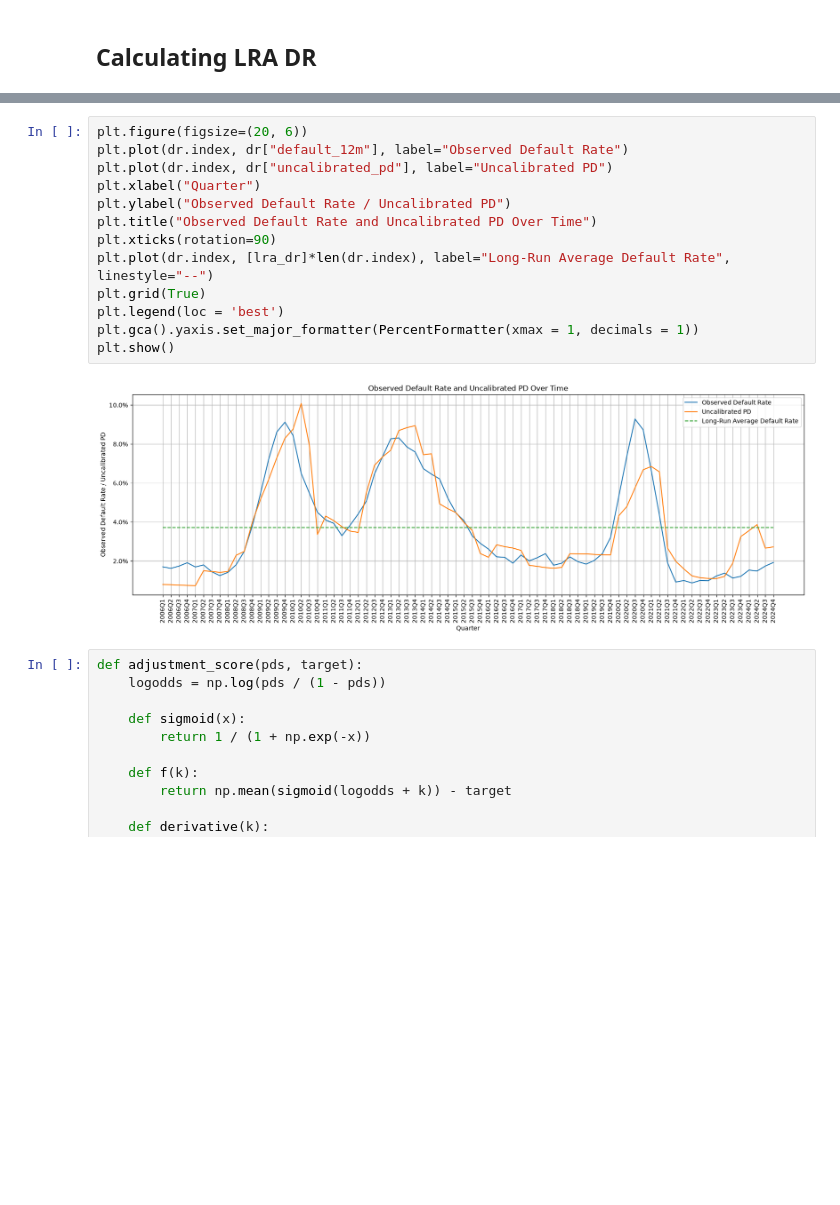
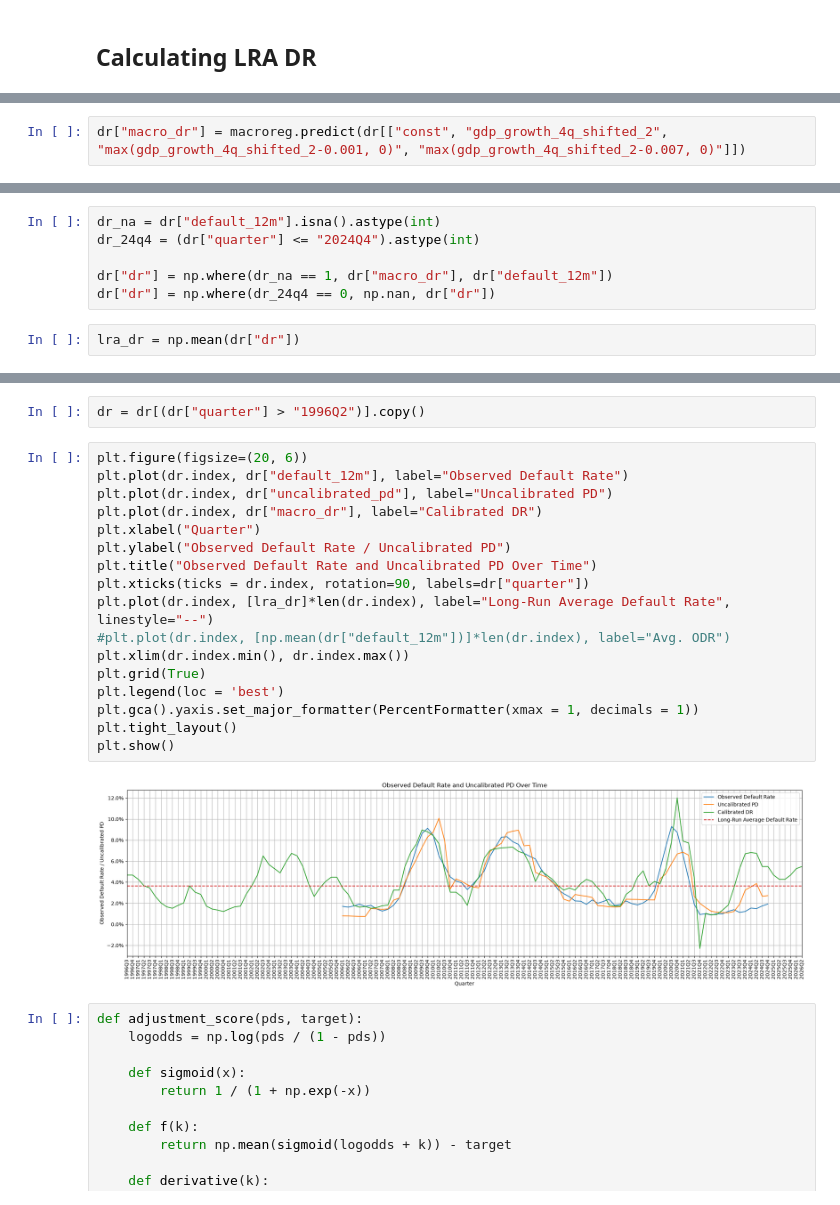
Before and after one commit to Christoffer11/PD-modelling, a Jupyter notebook: Calibration.ipynb, the cells around one changed output, grey strips where cells are left out. Saved outputs shown, nothing was run; the diff lists cells and outputs as text; blank space fills up the shorter version.

Commit message:
LRA Default Rate Calculation

```diff
--- a/Calibration.ipynb
+++ b/Calibration.ipynb
@@ -57,0 +246,2 @@ dr = cali_data_woe.groupby("quarter")[["default_12m", "uncalibrated_pd"]].mean()
+# %%
+dr["macro_dr"] = macroreg.predict(dr[["const", "gdp_growth_4q_shifted_2", "max(gdp_growth_4q_shifted_2-0.001, 0)", "max(gdp_growth_4q_shifted_2-0.007, 0)"]])
@@ -73,0 +283,8 @@ lra_dr = dr["default_12m"].mean()
+# %%
+dr_na = dr["default_12m"].isna().astype(int)
+dr_24q4 = (dr["quarter"] <= "2024Q4").astype(int)
+
+dr["dr"] = np.where(dr_na == 1, dr["macro_dr"], dr["default_12m"])
+dr["dr"] = np.where(dr_24q4 == 0, np.nan, dr["dr"])
+# %%
+lra_dr = np.mean(dr["dr"])
@@ -74,18 +305,24 @@ lra_dr = dr["default_12m"].mean()
+# %%
+dr = dr[(dr["quarter"] > "1996Q2")].copy()
 # %%
 plt.figure(figsize=(20, 6))
 plt.plot(dr.index, dr["default_12m"], label="Observed Default Rate")
 plt.plot(dr.index, dr["uncalibrated_pd"], label="Uncalibrated PD")
+plt.plot(dr.index, dr["macro_dr"], label="Calibrated DR")
 plt.xlabel("Quarter")
 plt.ylabel("Observed Default Rate / Uncalibrated PD")
 plt.title("Observed Default Rate and Uncalibrated PD Over Time")
-plt.xticks(rotation=90)
+plt.xticks(ticks = dr.index, rotation=90, labels=dr["quarter"])
 plt.plot(dr.index, [lra_dr]*len(dr.index), label="Long-Run Average Default Rate", linestyle="--")
+#plt.plot(dr.index, [np.mean(dr["default_12m"])]*len(dr.index), label="Avg. ODR")
+plt.xlim(dr.index.min(), dr.index.max())
 plt.grid(True)
 plt.legend(loc = 'best')
 plt.gca().yaxis.set_major_formatter(PercentFormatter(xmax = 1, decimals = 1))
+plt.tight_layout()
 plt.show()
 # %% [output]
-[figure, old version]
+[figure, new version]
 # %%
 def adjustment_score(pds, target):
     logodds = np.log(pds / (1 - pds))
```
Also changed, not shown: parts of 32 cells of this notebook, 1 other file.
